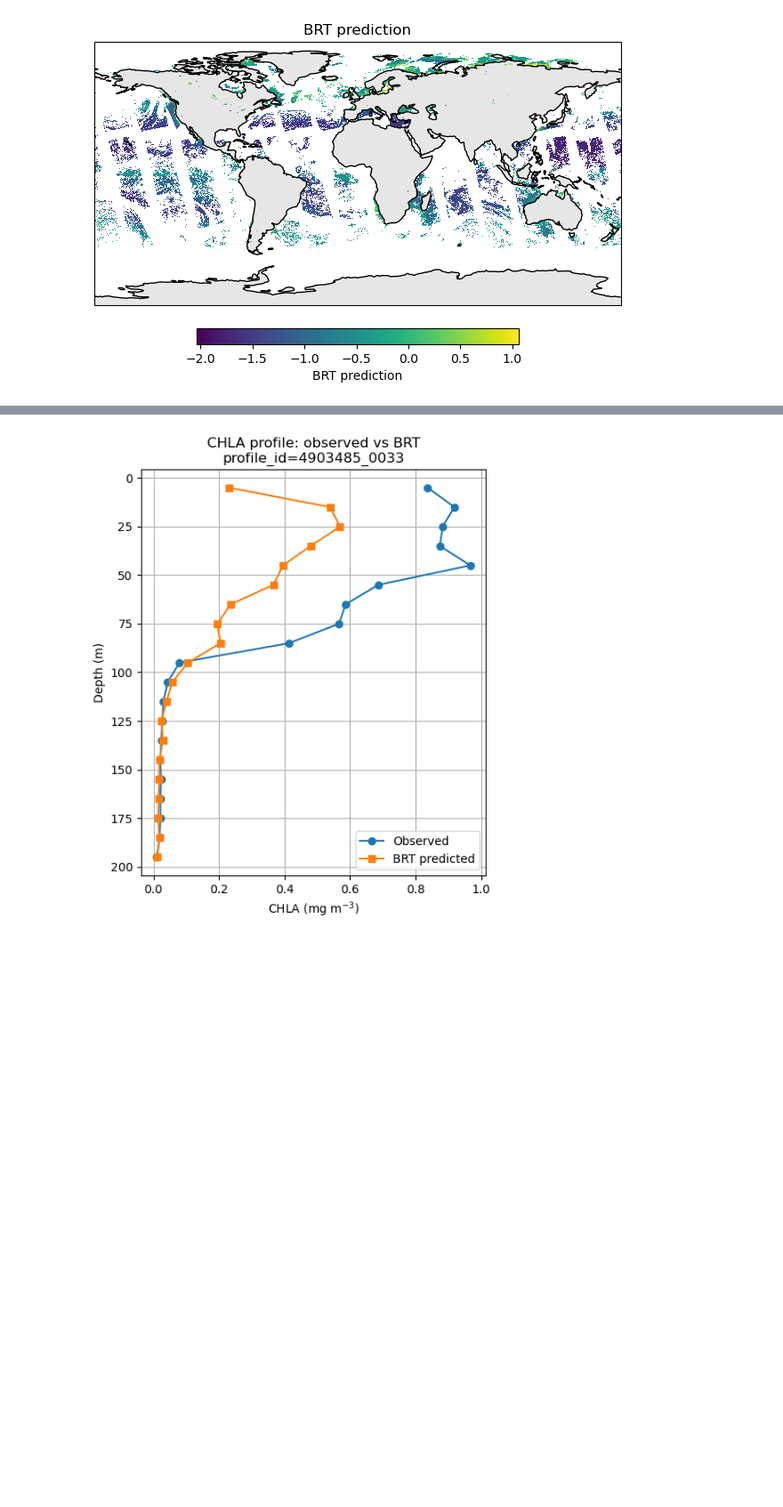
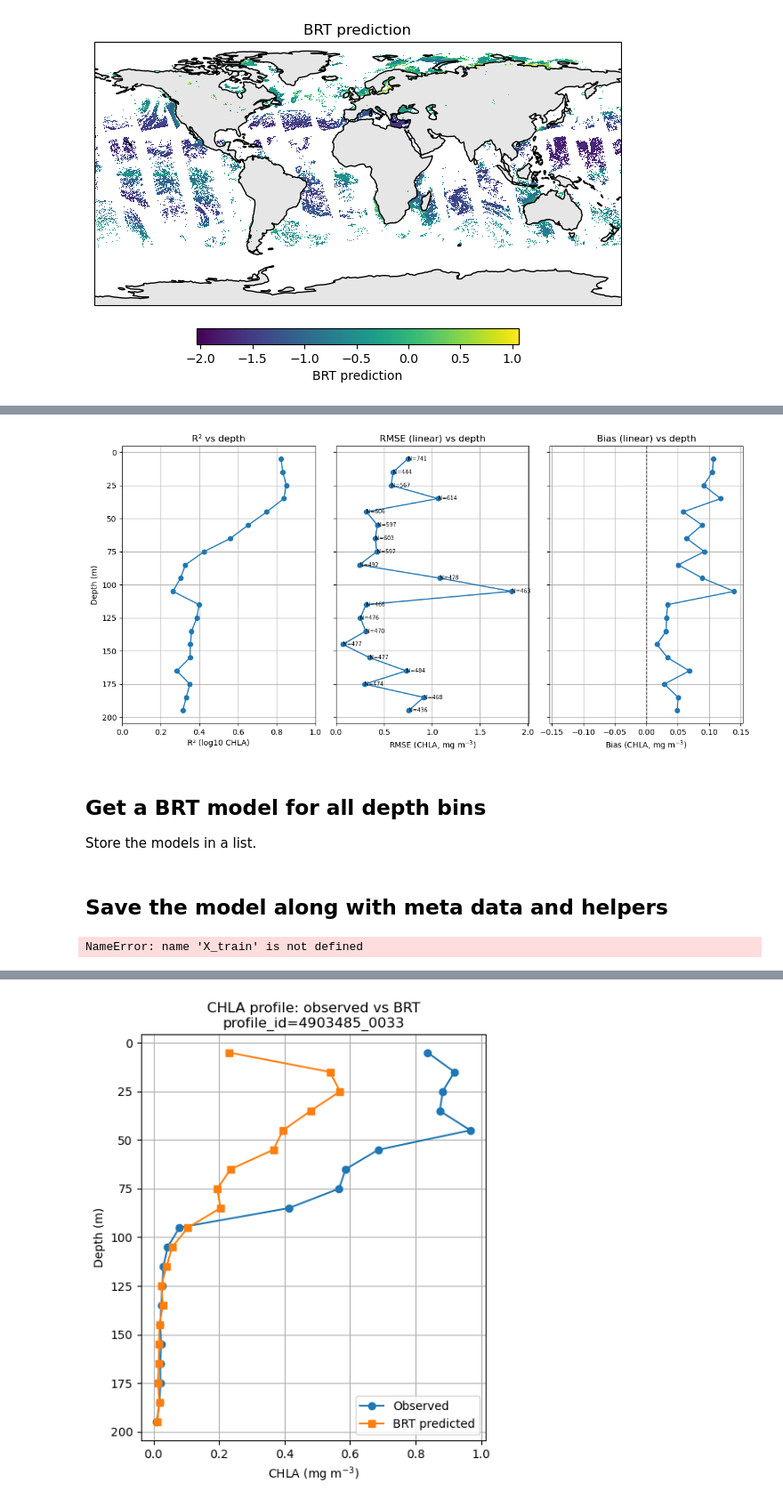
Before and after one commit to fish-pace/chla-z, a Jupyter notebook: BRT_OOI_CHLA.ipynb, the cells around one changed output, grey strips where cells are left out. Shown at 89% size. Drawn from its saved outputs; the diff is of its cells as text; code cells hidden in the pictures; blank space fills up the shorter version.

```diff
--- a/BRT_OOI_CHLA.ipynb
+++ b/BRT_OOI_CHLA.ipynb
@@ -952,0 +1085,43 @@ for c in chl_cols:
+# %%
+fig, axes = plt.subplots(1, 3, figsize=(12, 6), sharey=True)
+ax_r2, ax_rmse, ax_bias = axes
+
+# ---- Panel 1: R² (log-scale fit) ----
+ax_r2.plot(r2_log_vals, depth_centers, marker="o")
+ax_r2.set_xlabel("R² (log10 CHLA)")
+ax_r2.set_ylabel("Depth (m)")
+ax_r2.set_xlim(0, 1.0)
+ax_r2.invert_yaxis()
+ax_r2.grid(True)
+ax_r2.set_title("R² vs depth")
+
+# ---- Panel 2: RMSE on linear scale ----
+max_rmse = np.nanmax(rmse_lin_vals)
+ax_rmse.plot(rmse_lin_vals, depth_centers, marker="o")
+ax_rmse.set_xlabel("RMSE (CHLA, mg m$^{-3}$)")
+ax_rmse.set_xlim(0, max_rmse * 1.1 if np.isfinite(max_rmse) else 1.0)
+ax_rmse.grid(True)
+ax_rmse.set_title("RMSE (linear) vs depth")
+
+for x, y, n in zip(rmse_lin_vals, depth_centers, Ns):
+    ax_rmse.text(x, y, f"N={n}", fontsize=7, va="center", ha="left")
+
+# ---- Panel 3: Bias on linear scale ----
+max_abs_bias = np.nanmax(np.abs(bias_lin_vals))
+lim_bias = max_abs_bias * 1.1 if np.isfinite(max_abs_bias) else 0.1
+
+ax_bias.axvline(0.0, color="k", linestyle="--", linewidth=1)
+ax_bias.plot(bias_lin_vals, depth_centers, marker="o")
+ax_bias.set_xlabel("Bias (CHLA, mg m$^{-3}$)")
+ax_bias.set_xlim(-lim_bias, lim_bias)
+ax_bias.grid(True)
+ax_bias.set_title("Bias (linear) vs depth")
+
+plt.tight_layout()
+plt.show()
+# %% [output]
+[figure, added]
+# %% [markdown]
+## Get a BRT model for all depth bins
+
+Store the models in a list.
@@ -952,0 +1200,31 @@ for c in chl_cols:
+# %% [markdown]
+## Save the model along with meta data and helpers
+# %%
+bundle_meta = {
+    "target_name": "log10_CHLA_profile",
+    "feature_cols": list(X_train.columns),
+    "description": "BRT models for each CHLA depth bin.",
+    "author": "Elizabeth Eli Holmes (NOAA)",
+    "date": "2025-12-09",
+    "data_source": "CHLA_ooi_profiles_plus_PACE.parquet and CHLA_argo_profiles_plus_PACE.parquet combined with biofouled rows removed",
+}
+
+mu.save_ml_bundle(
+    "models/brt_chla_profiles_bundle.zip",
+    model=brt_models,          # dict of models
+    X_train=X_train,
+    X_test=X_test,
+    y_train=y_train,
+    y_test=y_test,
+    meta=bundle_meta,
+    predict_helper=mu.predict_all_depths_for_day,
+    plot_helper=mu.make_plot_pred_map,
+    extra_helpers={  # e.g. feature adders etc.
+        "make_prediction_brt": mu.make_prediction_brt,
+        "add_spherical_coords": mu.add_spherical_coords,
+        "add_seasonal_time_features": mu.add_seasonal_time_features,
+        "add_solar_time_features": mu.add_solar_time_feature,
+    },
+)
+# %% [output]
+NameError: name 'X_train' is not defined
```
Also changed, not shown: parts of 31 cells of this notebook.
